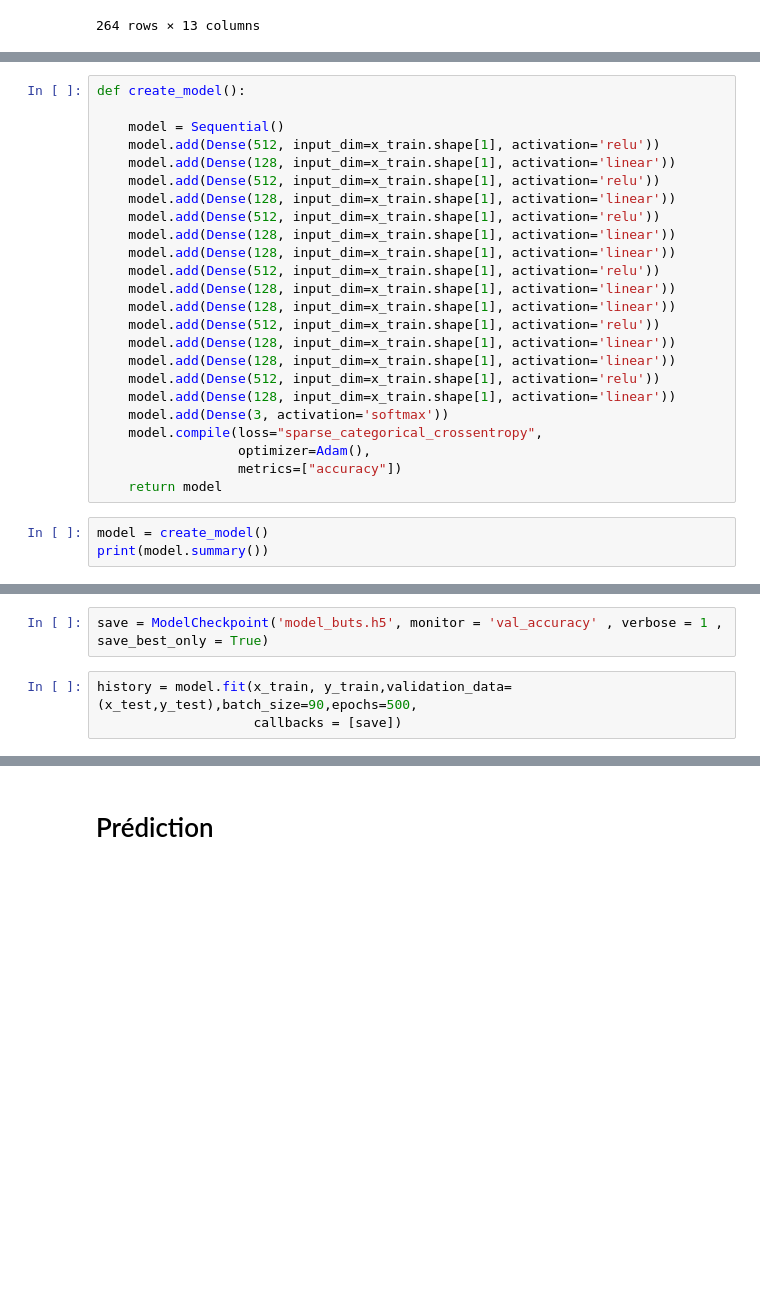
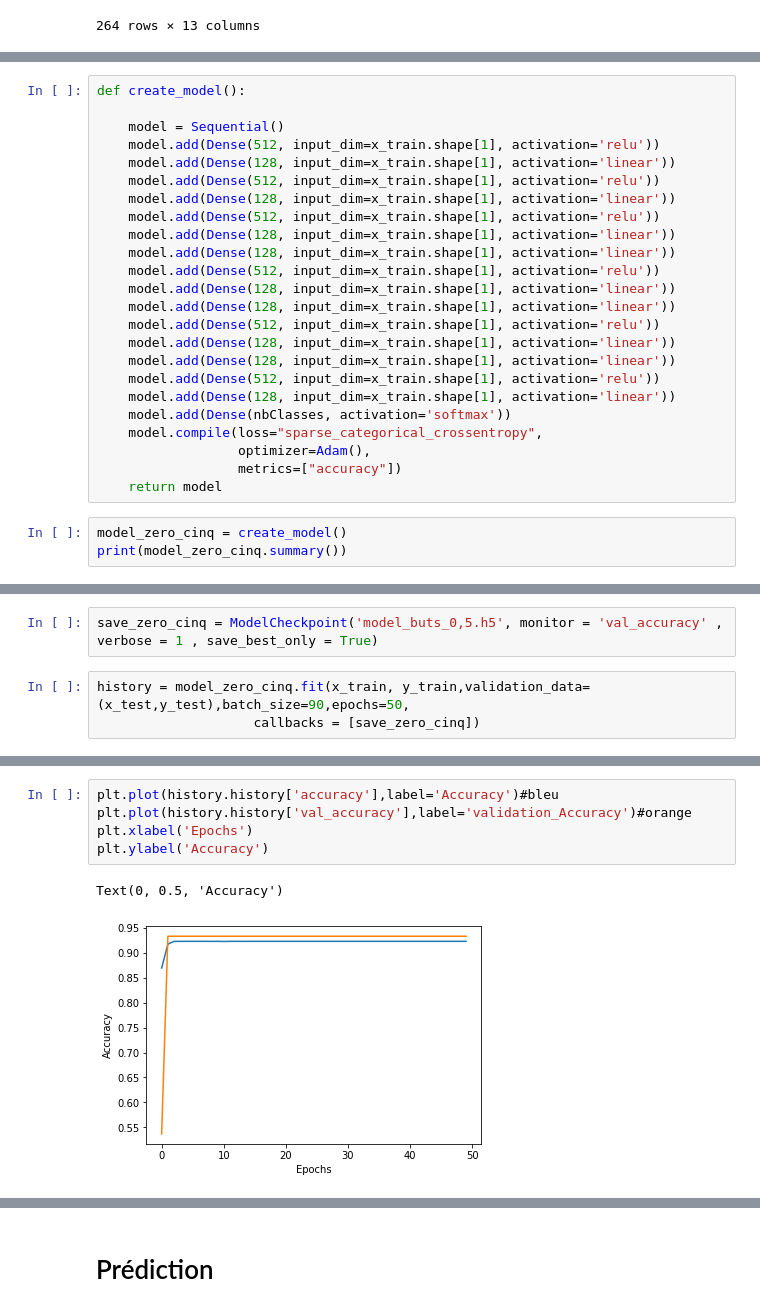
Before and after one commit to Amuthu98/projetannuel4IABD2, a Jupyter notebook: ETAPE_3/Buts_matchs.ipynb, the cells around one changed output, grey strips where cells are left out. Saved outputs shown, nothing was run; the diff lists cells and outputs as text; blank space fills up the shorter version.

```diff
--- a/ETAPE_3/Buts_matchs.ipynb
+++ b/ETAPE_3/Buts_matchs.ipynb
@@ -179,12 +137,12 @@ def create_model():
     model.add(Dense(128, input_dim=x_train.shape[1], activation='linear'))
     model.add(Dense(512, input_dim=x_train.shape[1], activation='relu'))
     model.add(Dense(128, input_dim=x_train.shape[1], activation='linear'))
-    model.add(Dense(3, activation='softmax'))
+    model.add(Dense(nbClasses, activation='softmax'))
     model.compile(loss="sparse_categorical_crossentropy",
                   optimizer=Adam(),
                   metrics=["accuracy"])
     return model
 # %%
-model = create_model()
-print(model.summary())
+model_zero_cinq = create_model()
+print(model_zero_cinq.summary())
 # %% [output]
@@ -206,9 +164,9 @@ Non-trainable params: 0
 _________________________________________________________________
 None
 # %%
-save = ModelCheckpoint('model_buts.h5', monitor = 'val_accuracy' , verbose = 1 , save_best_only = True)
+save_zero_cinq = ModelCheckpoint('model_buts_0,5.h5', monitor = 'val_accuracy' , verbose = 1 , save_best_only = True)
 # %%
-history = model.fit(x_train, y_train,validation_data=(x_test,y_test),batch_size=90,epochs=500,
-                    callbacks = [save])
+history = model_zero_cinq.fit(x_train, y_train,validation_data=(x_test,y_test),batch_size=90,epochs=50,
+                    callbacks = [save_zero_cinq])
 # %% [output]
 Train on 9238 samples, validate on 2310 samples
@@ -230,0 +189,8 @@ Epoch 00500: val_accuracy did not improve from 0.50260
+# %%
+plt.plot(history.history['accuracy'],label='Accuracy')#bleu
+plt.plot(history.history['val_accuracy'],label='validation_Accuracy')#orange
+plt.xlabel('Epochs')
+plt.ylabel('Accuracy')
+# %% [output]
+Text(0, 0.5, 'Accuracy')
+[figure, added]
```
Also changed, not shown: parts of 57 cells of this notebook, 7 other files.
